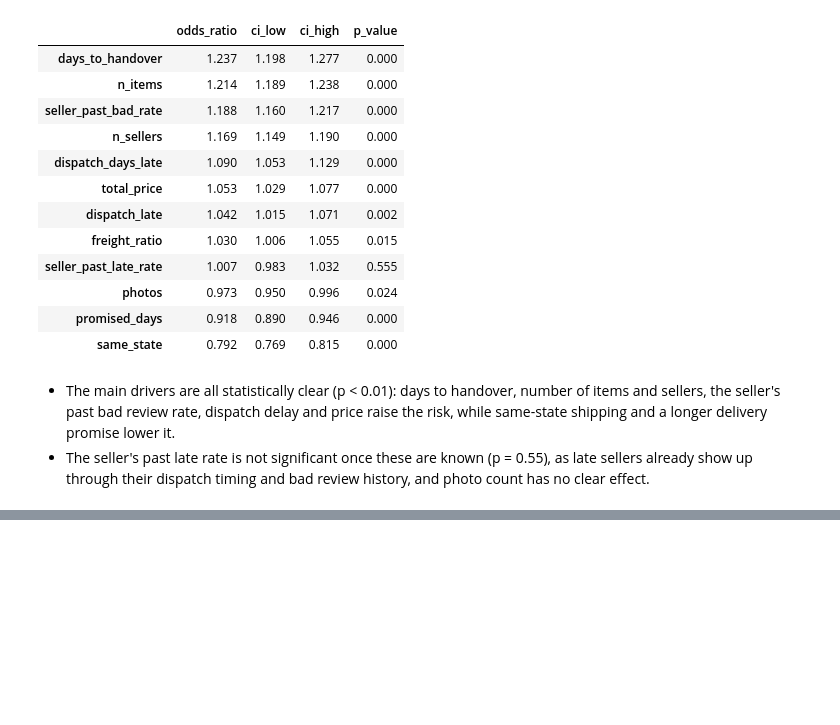
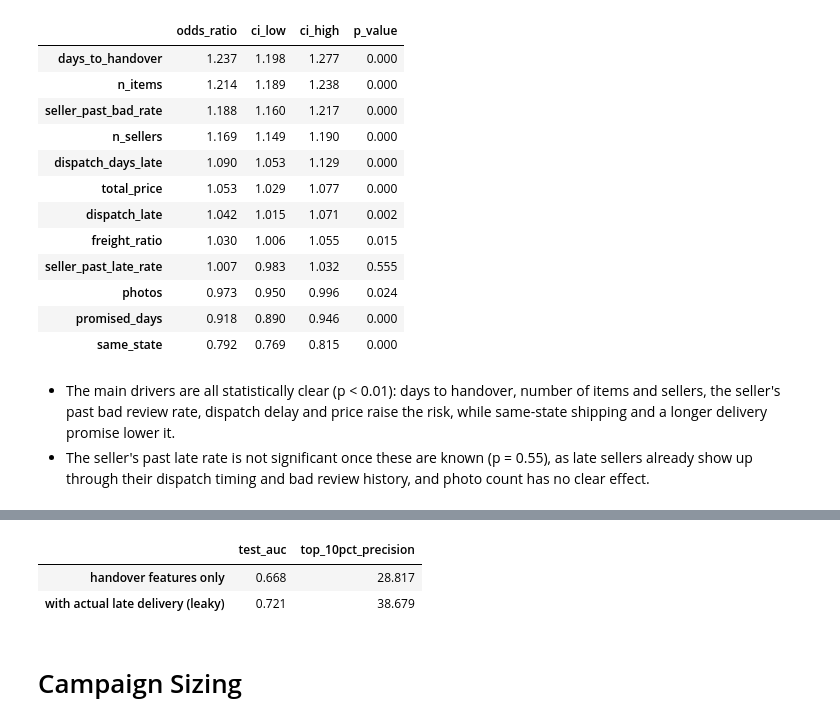
Before and after one commit to koustubhprem/elio-assessment, a Jupyter notebook: notebooks/01_model.ipynb, the cells around one changed output, grey strips where cells are left out. Drawn from its saved outputs; the diff is of its cells as text; code cells hidden in the pictures; blank space fills up the shorter version.

```diff
--- a/notebooks/01_model.ipynb
+++ b/notebooks/01_model.ipynb
@@ -578,0 +582,29 @@ pd.DataFrame({
+# %%
+# actual late delivery, only known after handover
+late_flag = con.execute("select order_id, (delivered_ts > promised_ts)::int as delivered_late from clean_orders").df()
+late_train = train[["order_id"]].merge(late_flag, on="order_id", how="left").delivered_late.values
+late_test = test[["order_id"]].merge(late_flag, on="order_id", how="left").delivered_late.values
+
+# same inputs plus the leaky flag, scaled with training values
+X_train_leaky = X_train.copy()
+X_test_leaky = X_test.copy()
+X_train_leaky["delivered_late"] = (late_train - late_train.mean()) / late_train.std()
+X_test_leaky["delivered_late"] = (late_test - late_train.mean()) / late_train.std()
+
+# retrain and score with the leaky flag
+leaky_model = LogisticRegression(max_iter=2000).fit(X_train_leaky, y_train)
+leaky_scores = leaky_model.predict_proba(X_test_leaky)[:, 1]
+
+# compare ranking quality and top-10% precision
+top_n = int(len(test) * 0.10)
+pd.DataFrame({
+    "test_auc": [roc_auc_score(y_test, test.score), roc_auc_score(y_test, leaky_scores)],
+    "top_10pct_precision": [test.nlargest(top_n, "score").bad_review.mean() * 100,
+                            test.assign(score=leaky_scores).nlargest(top_n, "score").bad_review.mean() * 100],
+}, index=["handover features only", "with actual late delivery (leaky)"]).round(3)
+# %% [output]
+|  | test_auc | top_10pct_precision |
+| handover features only | 0.668 | 28.817 |
+| with actual late delivery (leaky) | 0.721 | 38.679 |
+# %% [markdown]
+# Campaign Sizing
```
Also changed, not shown: parts of 7 cells of this notebook.
